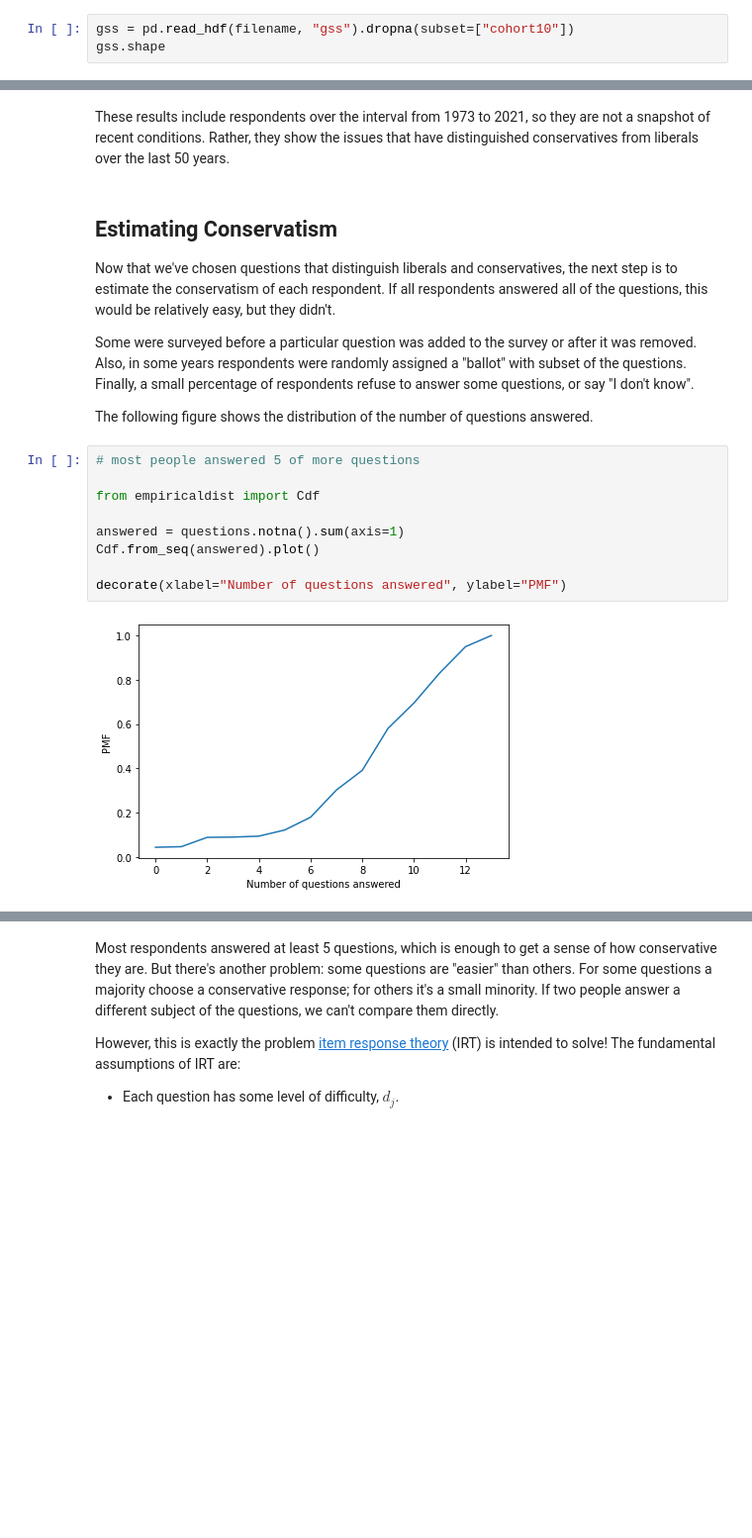
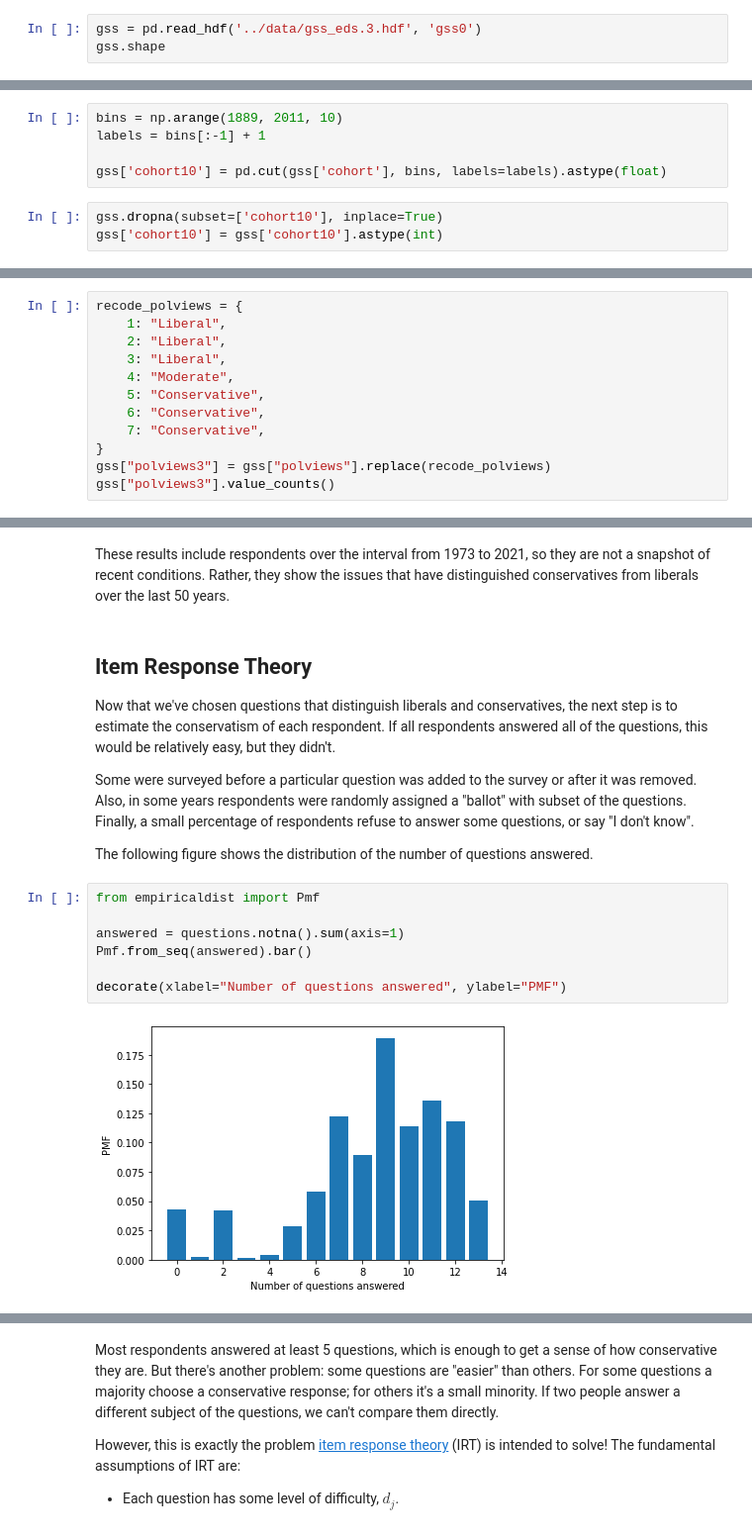
Before and after one commit to AllenDowney/ProbablyOverthinkingIt, a Jupyter notebook: notebooks/overton_irt.ipynb, the cells around one changed output, grey strips where cells are left out. Shown at 99% size. Cells and saved outputs as stored; diff of their text form; blank space fills up the shorter version.

```diff
--- a/notebooks/overton_irt.ipynb
+++ b/notebooks/overton_irt.ipynb
@@ -110,4 +100,4 @@ filename = download(
 # %%
-gss = pd.read_hdf(filename, "gss").dropna(subset=["cohort10"])
+gss = pd.read_hdf('../data/gss_eds.3.hdf', 'gss0')
 gss.shape
 # %% [output]
@@ -116,3 +105,11 @@ gss.shape
+# %%
+bins = np.arange(1889, 2011, 10)
+labels = bins[:-1] + 1
+
+gss['cohort10'] = pd.cut(gss['cohort'], bins, labels=labels).astype(float)
+# %%
+gss.dropna(subset=['cohort10'], inplace=True)
+gss['cohort10'] = gss['cohort10'].astype(int)
 # %% [markdown]
 ## Quantifying Political Beliefs
 
@@ -146,0 +136,12 @@ Name: polviews3, dtype: int64
+# %%
+recode_polviews = {
+    1: "Liberal",
+    2: "Liberal",
+    3: "Liberal",
+    4: "Moderate",
+    5: "Conservative",
+    6: "Conservative",
+    7: "Conservative",
+}
+gss["polviews3"] = gss["polviews"].replace(recode_polviews)
+gss["polviews3"].value_counts()
@@ -325,7 +317,7 @@ dtype: float64
 These results include respondents over the interval from 1973 to 2021, so they are not a snapshot of recent conditions.
 Rather, they show the issues that have distinguished conservatives from liberals over the last 50 years.
 # %% [markdown]
-## Estimating Conservatism
+## Item Response Theory
 
 Now that we've chosen questions that distinguish liberals and conservatives, the next step is to estimate the conservatism of each respondent.
 If all respondents answered all of the questions, this would be relatively easy, but they didn't.
@@ -336,13 +328,11 @@ Finally, a small percentage of respondents refuse to answer some questions, or s
 
 The following figure shows the distribution of the number of questions answered.
 # %%
-# most people answered 5 of more questions
-
-from empiricaldist import Cdf
+from empiricaldist import Pmf
 
 answered = questions.notna().sum(axis=1)
-Cdf.from_seq(answered).plot()
+Pmf.from_seq(answered).bar()
 
 decorate(xlabel="Number of questions answered", ylabel="PMF")
 # %% [output]
-[figure, old version]
+[figure, new version]
```
Also changed, not shown: parts of 52 cells of this notebook.
